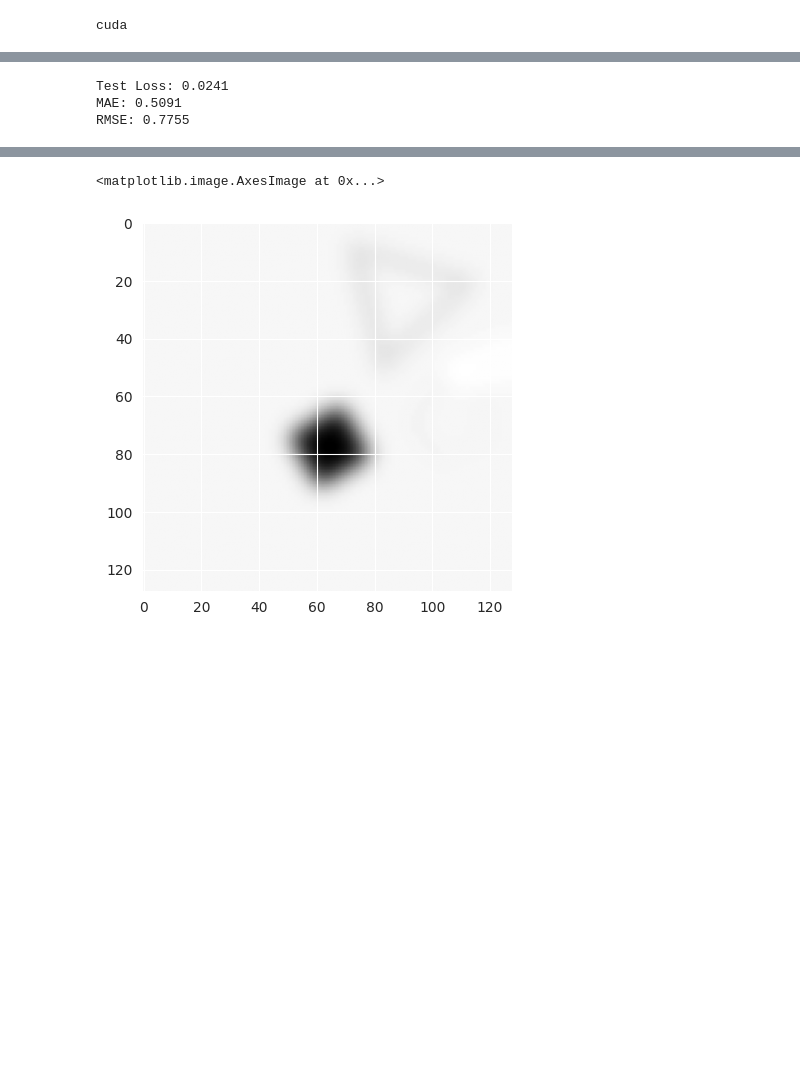
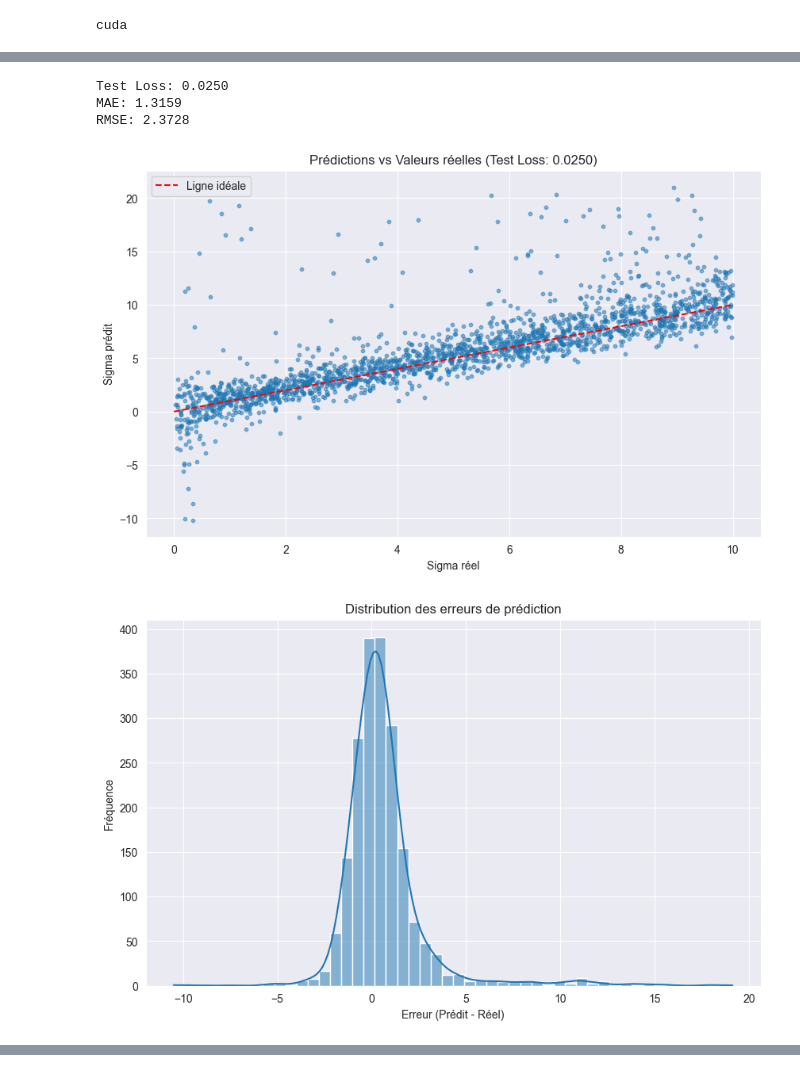
Before and after one commit to UnknownAPI/TestingNNBlurDetection, a Jupyter notebook: new_nn_train.ipynb, the cells around one changed output, grey strips where cells are left out. Saved outputs shown, nothing was run; the diff lists cells and outputs as text; code cells hidden in the pictures; blank space fills up the shorter version.

```diff
--- a/new_nn_train.ipynb
+++ b/new_nn_train.ipynb
@@ -26,7 +26,8 @@ transform = transforms.Compose([
             transforms.ToTensor(),
             transforms.Normalize(mean=[0.5], std=[0.5])
         ])
-sigma_range=(0, 10)
+sigma_range=(0,
+             30)
 sigma_mean = (sigma_range[1] - sigma_range[0]) / 2
 sigma_std = (sigma_range[1] - sigma_range[0]) / 2
 # Custom Dataset
@@ -309,42 +285,45 @@ def plot_results(test_loss, predictions, ground_truths, save_dir="plots"):
 # %%
-    # Hyperparamètres
-    batch_size = 128
-    sigma_range = (0, 10)
-    test_size = 2000
+# Hyperparamètres
+batch_size = 128
+sigma_range = (0, 10)
+test_size = 2000
 
-    # Charger le modèle entraîné
-    # model = BlurRegressionCNN().to(device)
-    global model
-    # model_path = "best_blur_model.pth"
-    # if not Path(model_path).exists():
-    #     raise FileNotFoundError(f"Modèle non trouvé à {model_path}")
-    # model.load_state_dict(torch.load(model_path))
-    # print(f"Modèle chargé depuis {model_path}")
+# Charger le modèle entraîné
+# model = BlurRegressionCNN().to(device)
+model = BlurRegressionCNN().to(device)
+model.load_state_dict(torch.load("best_blur_model.pth"))
+# model_path = "best_blur_model.pth"
+# if not Path(model_path).exists():
+#     raise FileNotFoundError(f"Modèle non trouvé à {model_path}")
+# model.load_state_dict(torch.load(model_path))
+# print(f"Modèle chargé depuis {model_path}")
 
-    # Créer le dataset de test
-    test_dataset = BlurDataset(length=test_size)
-    test_loader = DataLoader(
-        test_dataset,
-        batch_size=batch_size,
-        shuffle=False,
-        num_workers=8,
-        pin_memory=True,
-    )
+# Créer le dataset de test
+test_dataset = BlurDataset(length=test_size)
+test_loader = DataLoader(
+    test_dataset,
+    batch_size=batch_size,
+    shuffle=False,
+    num_workers=0,
+    pin_memory=True,
+)
 
-    # Critère de perte
-    criterion = nn.MSELoss()
+# Critère de perte
+criterion = nn.MSELoss()
 
-    # Évaluer le modèle
-    test_loss, predictions, ground_truths = evaluate_model(model, test_loader, criterion)
+# Évaluer le modèle
+test_loss, predictions, ground_truths = evaluate_model(model, test_loader, criterion)
 
-    # Afficher les résultats
-    print(f"Test Loss: {test_loss:.4f}")
-    print(f"MAE: {np.mean(np.abs(predictions - ground_truths)):.4f}")
-    print(f"RMSE: {np.sqrt(np.mean((predictions - ground_truths)**2)):.4f}")
+# Afficher les résultats
+print(f"Test Loss: {test_loss:.4f}")
+print(f"MAE: {np.mean(np.abs(predictions - ground_truths)):.4f}")
+print(f"RMSE: {np.sqrt(np.mean((predictions - ground_truths)**2)):.4f}")
 
-    # Visualiser les résultats
-    plot_results(test_loss, predictions, ground_truths)
+# Visualiser les résultats
+plot_results(test_loss, predictions, ground_truths)
 # %% [output]
-Test Loss: 0.0241
-MAE: 0.5091
-RMSE: 0.7755
+Test Loss: 0.0250
+MAE: 1.3159
+RMSE: 2.3728
+[figure, added]
+[figure, added]
@@ -351,6 +331,0 @@ RMSE: 0.7755
-# %%
-test_dataset = BlurDataset(length=1)
-plt.imshow(test_dataset.__getitem__(0)[0][0], cmap='gray')
-# %% [output]
-<matplotlib.image.AxesImage at 0x...>
-[figure, removed]
```
Also changed, not shown: parts of 4 cells of this notebook, 3 other files.
